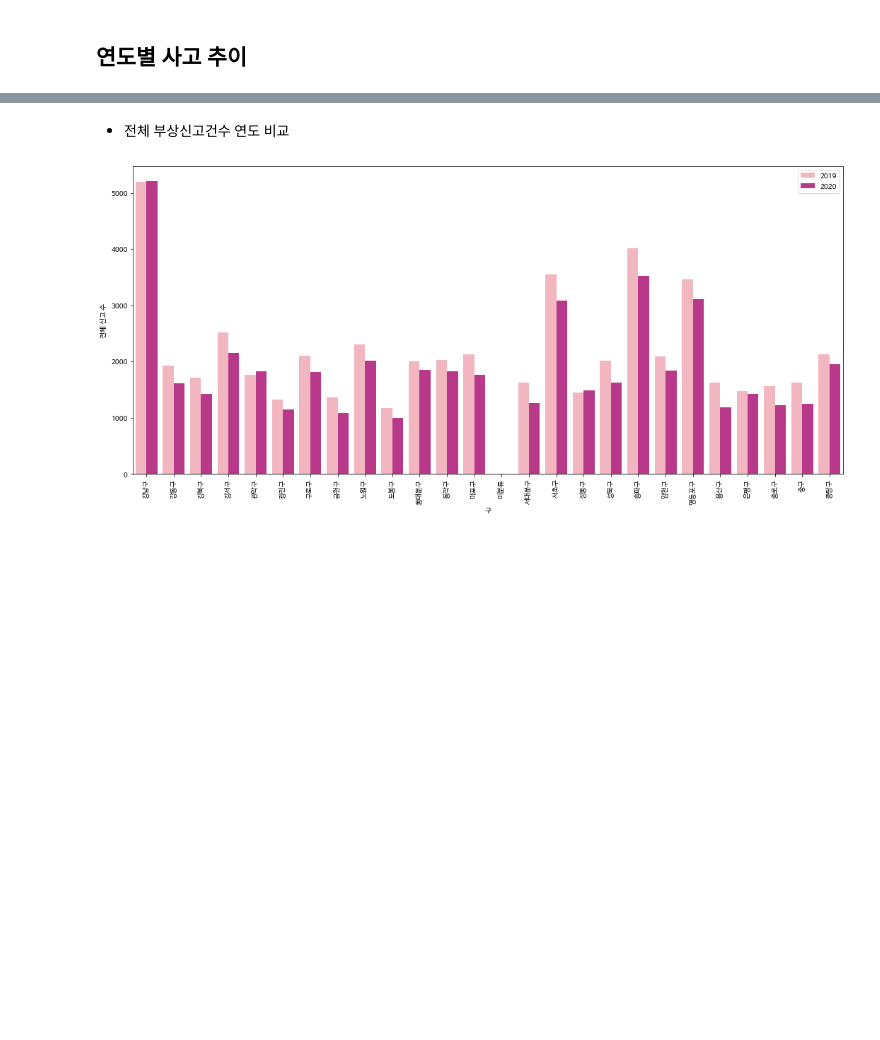
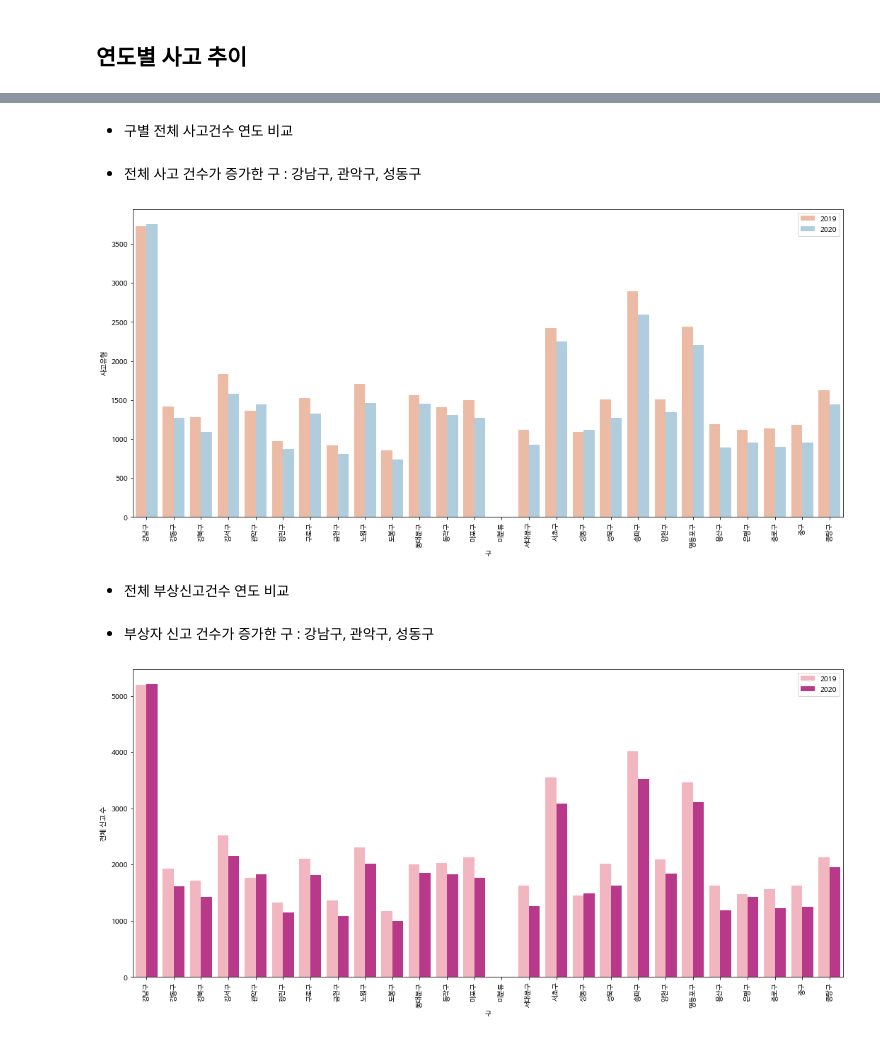
Before and after one commit to johanjun/dacon_molit, a Jupyter notebook: 교통사고_데이터_조팀장.ipynb, the cells around one changed output, grey strips where cells are left out. Drawn from its saved outputs; the diff is of its cells as text; code cells hidden in the pictures; blank space fills up the shorter version.

```diff
--- a/교통사고_데이터_조팀장.ipynb
+++ b/교통사고_데이터_조팀장.ipynb
@@ -165,3 +270,23 @@ df_acci['전체 신고 수'] = df_acci['사망자수'] + df_acci['중상자수']
+# %% [markdown]
+- 구별 전체 사고건수 연도 비교
+# %%
+df_acci_total = pd.DataFrame(df_acci.groupby(['연도', '구'])['사고유형'].count())
+# %%
+df_acci_total['연도'] = df_acci_total.index.get_level_values(0)
+df_acci_total['구'] = df_acci_total.index.get_level_values(1)
+# %% [markdown]
+- 전체 사고 건수가 증가한 구 : 강남구, 관악구, 성동구
+# %%
+plt.figure(figsize=(18,8))
+sns.barplot(data=df_acci_total,
+            x='구',
+            y='사고유형',
+            hue='연도', palette="RdBu")
+plt.xticks(rotation=90)
+plt.legend(loc='best')
+plt.show()
+# %% [output]
+[figure, added]
 # %% [markdown]
 - 전체 부상신고건수 연도 비교
 # %%
@@ -170,6 +295,8 @@ df_acci_year = df_acci.groupby(['연도', '구']).sum()
 df_acci_year['연도'] = df_acci_year.index.get_level_values(0)
 # %%
 df_acci_year['구'] = df_acci_year.index.get_level_values(1)
+# %% [markdown]
+- 부상자 신고 건수가 증가한 구 : 강남구, 관악구, 성동구
 # %%
 plt.figure(figsize=(18,8))
 sns.barplot(data=df_acci_year,
```
Also changed, not shown: parts of 18 cells of this notebook.
